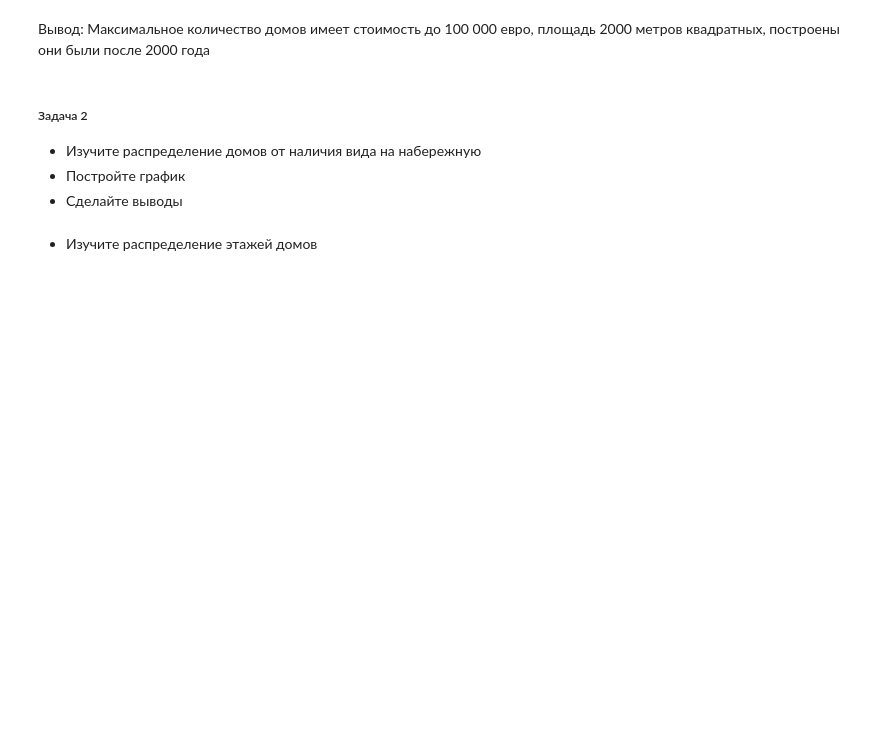
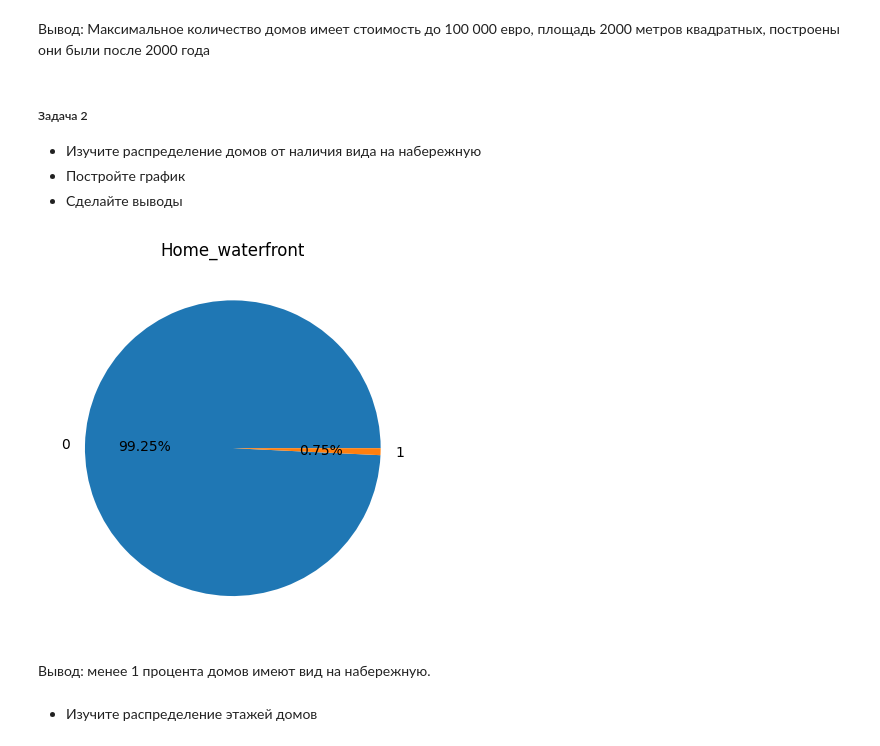
Before and after one commit to kudaevalyudmila1/Python-Analytics, a Jupyter notebook: HomeWork4_Result.ipynb, the cells around one changed output. Saved outputs shown, nothing was run; the diff lists cells and outputs as text; code cells hidden in the pictures; blank space fills up the shorter version.

```diff
--- a/HomeWork4_Result.ipynb
+++ b/HomeWork4_Result.ipynb
@@ -60,5 +60,15 @@ plt.title('Year_built_home');
 * Изучите распределение домов от наличия вида на набережную
 * Постройте график
 * Сделайте выводы
+# %%
+
+temp = df['waterfront'].value_counts()
+plt.pie(temp.values, autopct='%1.2f%%',labels=temp.index)
+plt.title('Home_waterfront')
+plt.xticks(rotation=30);
+# %% [output]
+[figure, added]
+# %% [markdown]
+Вывод: менее 1 процента домов имеют вид на набережную.
 # %% [markdown]
 * Изучите распределение этажей домов
```
Also changed, not shown: parts of 3 cells of this notebook.
